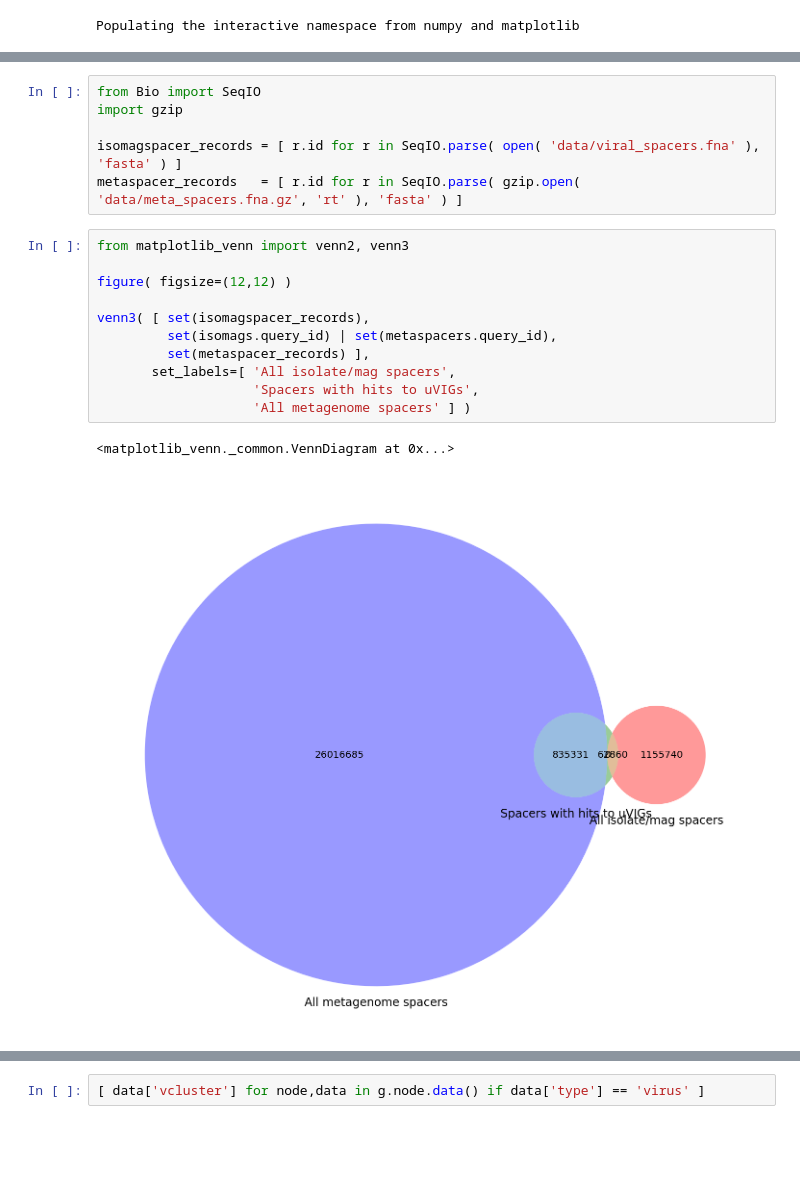
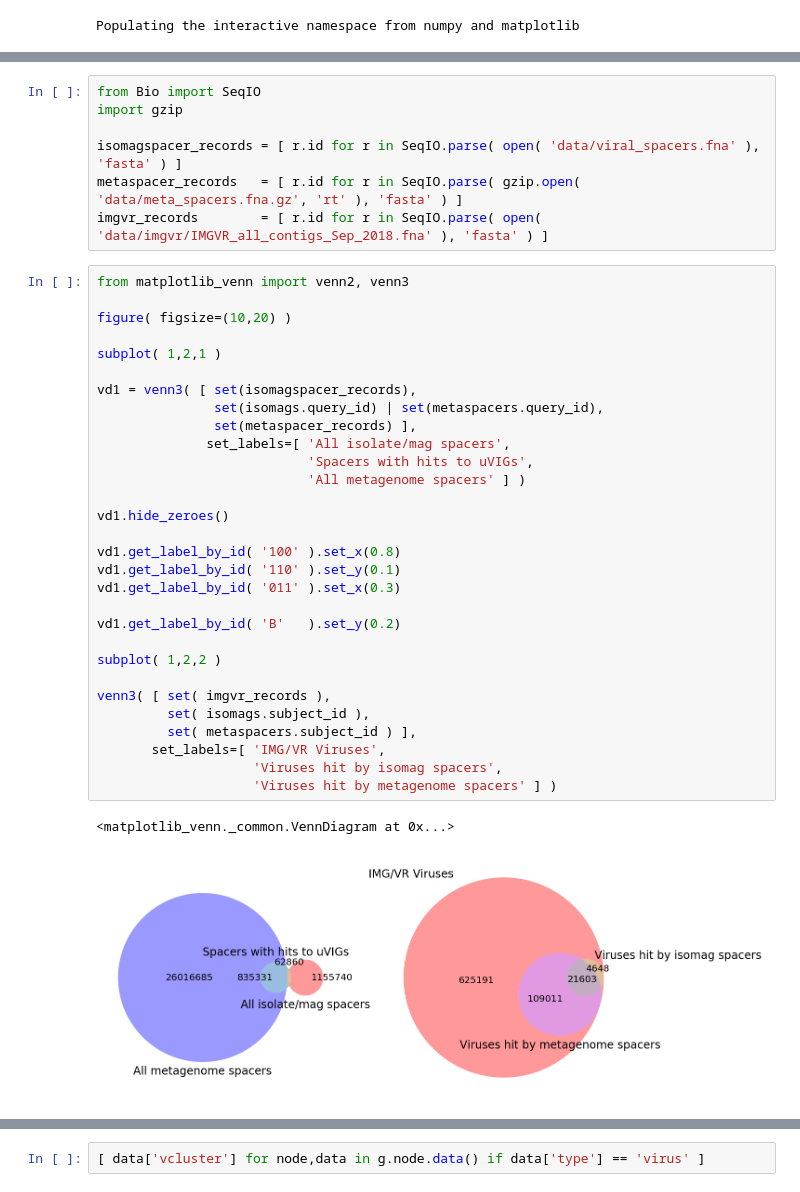
Before and after one commit to camillescott/viralnet, a Jupyter notebook: hypernet.ipynb, the cells around one changed output, grey strips where cells are left out. Cells and saved outputs as stored; diff of their text form; blank space fills up the shorter version.

Commit message:
some Venn diagrams & more edge and node labels

```diff
--- a/hypernet.ipynb
+++ b/hypernet.ipynb
@@ -63,17 +67,37 @@ import gzip
 
 isomagspacer_records = [ r.id for r in SeqIO.parse( open( 'data/viral_spacers.fna' ), 'fasta' ) ]
 metaspacer_records   = [ r.id for r in SeqIO.parse( gzip.open( 'data/meta_spacers.fna.gz', 'rt' ), 'fasta' ) ]
+imgvr_records        = [ r.id for r in SeqIO.parse( open( 'data/imgvr/IMGVR_all_contigs_Sep_2018.fna' ), 'fasta' ) ]
 # %%
 from matplotlib_venn import venn2, venn3
 
-figure( figsize=(12,12) )
+figure( figsize=(10,20) )
 
-venn3( [ set(isomagspacer_records),
-         set(isomags.query_id) | set(metaspacers.query_id),
-         set(metaspacer_records) ],
-       set_labels=[ 'All isolate/mag spacers',
-                    'Spacers with hits to uVIGs',
-                    'All metagenome spacers' ] )
+subplot( 1,2,1 )
+
+vd1 = venn3( [ set(isomagspacer_records),
+               set(isomags.query_id) | set(metaspacers.query_id),
+               set(metaspacer_records) ],
+              set_labels=[ 'All isolate/mag spacers',
+                           'Spacers with hits to uVIGs',
+                           'All metagenome spacers' ] )
+
+vd1.hide_zeroes()
+
+vd1.get_label_by_id( '100' ).set_x(0.8)
+vd1.get_label_by_id( '110' ).set_y(0.1)
+vd1.get_label_by_id( '011' ).set_x(0.3)
+
+vd1.get_label_by_id( 'B'   ).set_y(0.2)
+
+subplot( 1,2,2 )
+
+venn3( [ set( imgvr_records ),
+         set( isomags.subject_id ),
+         set( metaspacers.subject_id ) ],
+       set_labels=[ 'IMG/VR Viruses',
+                    'Viruses hit by isomag spacers',
+                    'Viruses hit by metagenome spacers' ] )
 # %% [output]
 <matplotlib_venn._common.VennDiagram at 0x...>
-[figure, old version]
+[figure, new version]
```
Also changed, not shown: parts of 11 cells of this notebook.
